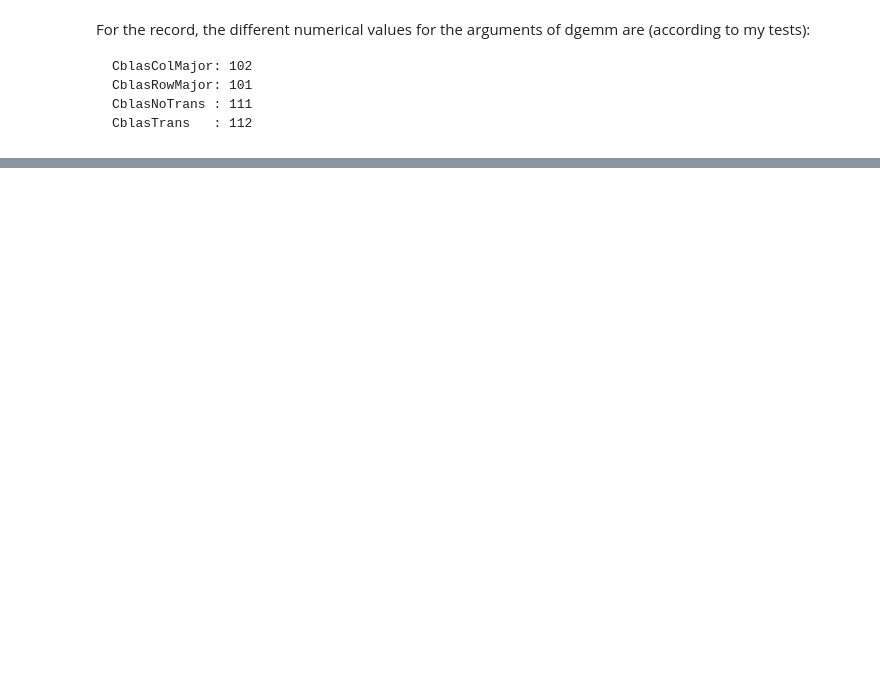
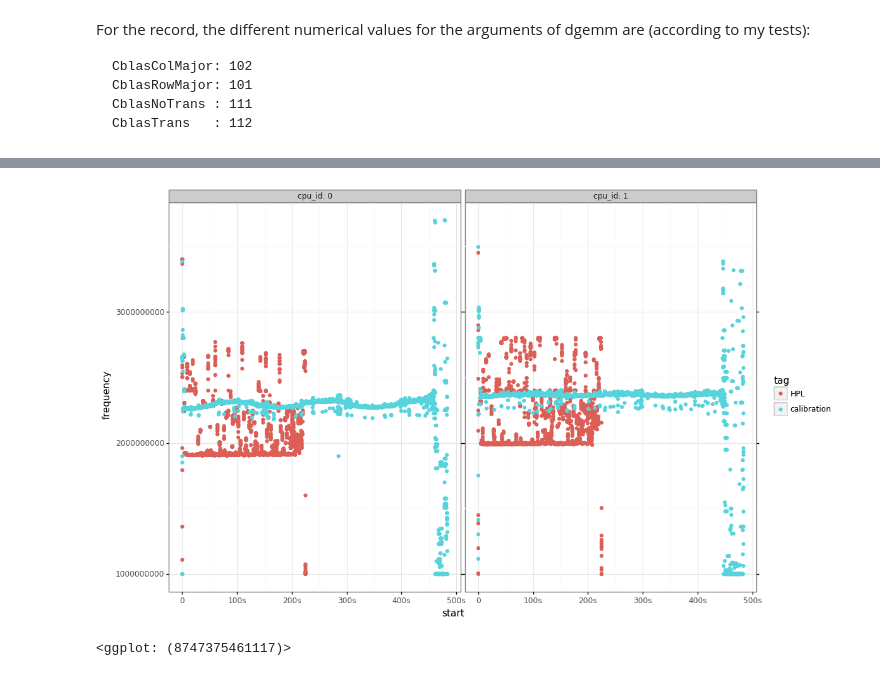
Before and after one commit to Ezibenroc/calibration_analysis, a Jupyter notebook: dahu/hpl/hpl_trace_dgemm_comparison.ipynb, the cells around one changed output, grey strips where cells are left out. Drawn from its saved outputs; the diff is of its cells as text; code cells hidden in the pictures; blank space fills up the shorter version.

```diff
--- a/dahu/hpl/hpl_trace_dgemm_comparison.ipynb
+++ b/dahu/hpl/hpl_trace_dgemm_comparison.ipynb
@@ -122,0 +158,6 @@ dtype: float64
+# %%
+frequency = pandas.concat([
+    get_monitoring(archive, 'monitoring_freq.csv', tag='HPL'),
+    get_monitoring(calibration_archive, 'monitoring_freq.csv', tag='calibration')
+])
+frequency.head()
@@ -122,0 +171,8 @@ dtype: float64
+# %%
+frequency['cpu_id'] = frequency['core_id'] % 2
+frequency = frequency[frequency['core_id'] < 32]  # removing the hyperthread cores
+# %%
+ggplot(frequency, aes(x='start', y='frequency', color='tag')) + geom_point() + theme_bw() +  facet_wrap('cpu_id', labeller='label_both')
+# %% [output]
+[figure, added]
+<ggplot: (8747375461117)>
```
Also changed, not shown: parts of 19 cells of this notebook, 2 other files.
